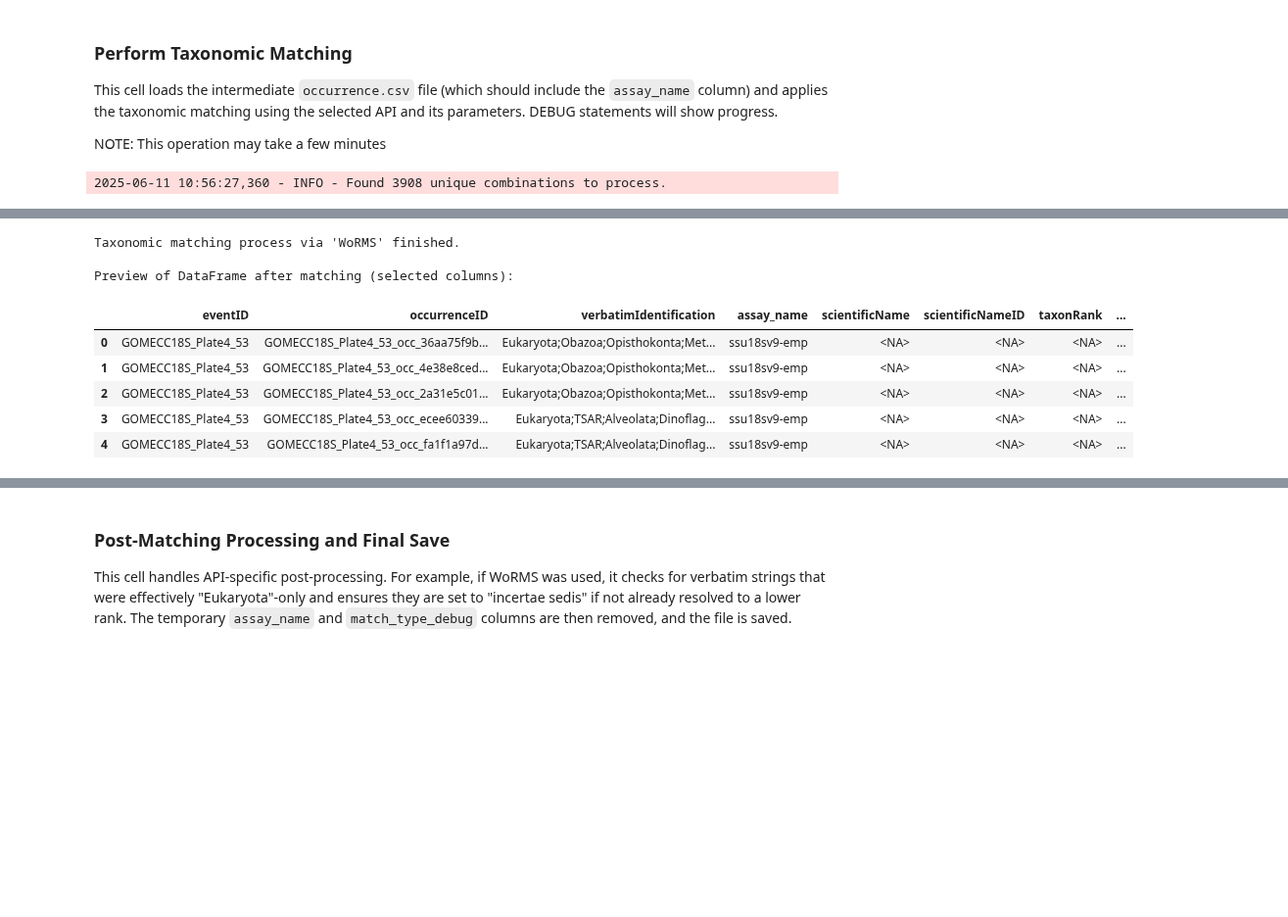
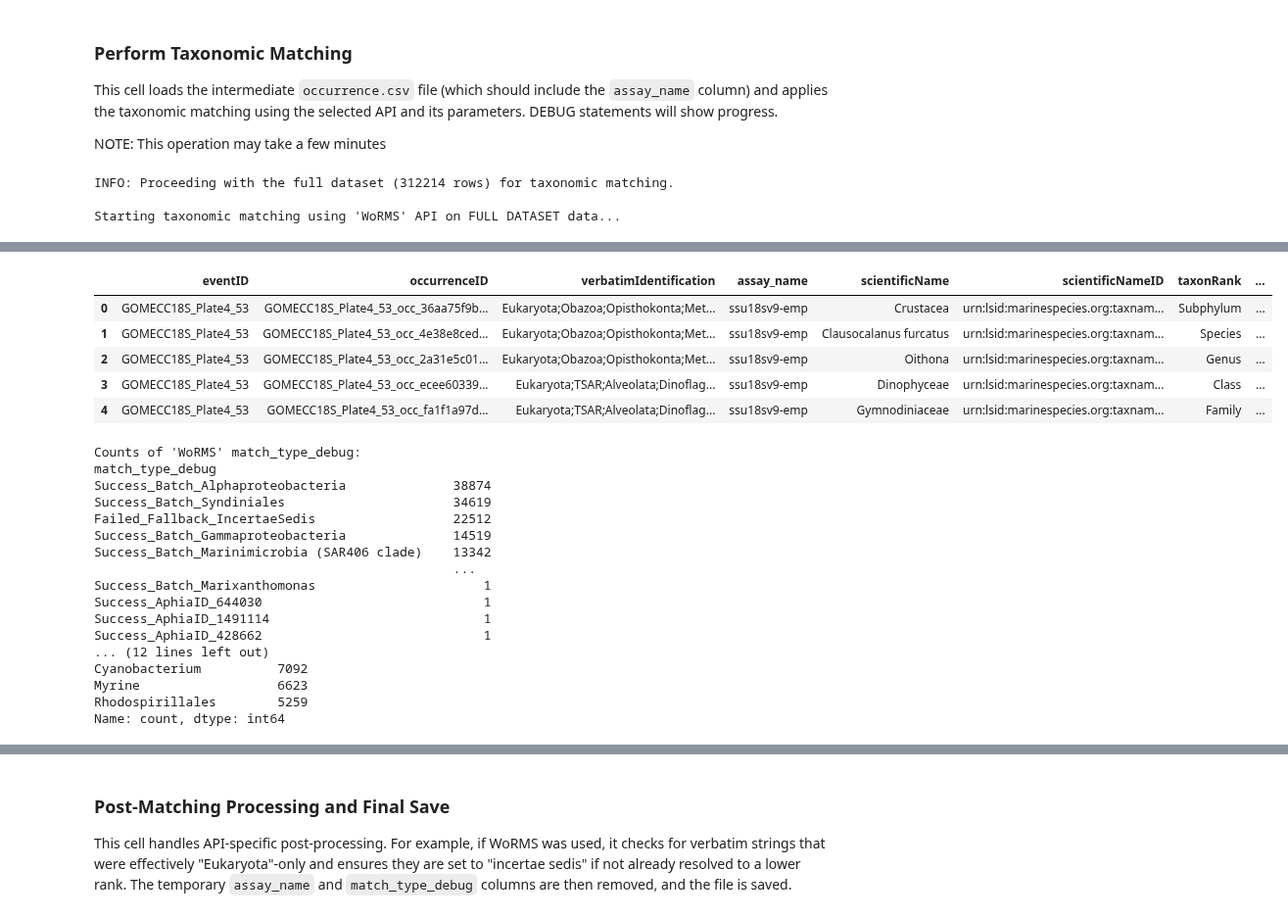
Before and after one commit to aomlomics/edna2obis, a Jupyter notebook: src-v3/edna2obis_conversion_code_v3.ipynb, the cells around one changed output, grey strips where cells are left out. Shown at 98% size. Drawn from its saved outputs; the diff is of its cells as text; code cells hidden in the pictures; blank space fills up the shorter version.

Commit message:
Fixes bug where taxonomic ranks arent added to occurrence core

```diff
--- a/src-v3/edna2obis_conversion_code_v3.ipynb
+++ b/src-v3/edna2obis_conversion_code_v3.ipynb
@@ -1449,23 +1448,16 @@ This cell loads the intermediate `occurrence.csv` file (which should include the
 
 NOTE: This operation may take a few minutes
 # %%
-# Perform Taxonomic Matching
-# This cell now correctly handles the full dataset or a subset if one was created for debugging.
+# --- Perform Taxonomic Matching ---
+# This cell calls the matching script which handles the API queries and
+# returns the full, taxonomically-enriched DataFrame, following the proven-working pattern.
 
-# Determine which DataFrame to use for matching
-if 'occ_df_for_actual_matching' in globals() and not occ_df_for_actual_matching.empty:
-    # This block executes if the user ran the optional subsetting cell
-    print(f"INFO: Found the debugging subset 'occ_df_for_actual_matching'.")
-    df_to_match = occ_df_for_actual_matching
-    run_type_str = "SUBSET"
-else:
-    # This is the normal path when running on the full dataset
-    print("INFO: Debugging subset not found. Proceeding with the full dataset 'occ_all_final_output'.")
-    df_to_match = occ_all_final_output
-    run_type_str = "FULL DATASET"
+# This variable comes from the successful run of the cell that creates the combined occurrence core
+df_to_match = occ_all_final_output.copy()
+print(f"INFO: Proceeding with the full dataset ({len(df_to_match)} rows) for taxonomic matching.")
+current_run_type = "FULL DATASET" # Set for consistent output messaging
 
-
-# The rest of the cell proceeds, confident that 'df_to_match' is the correct DataFrame.
+# Proceed with matching if the DataFrame is not empty
 if df_to_match.empty:
     print("Cannot proceed with matching as the dataframe is empty.")
     occ_df_matched_with_api = pd.DataFrame()
@@ -1474,24 +1466,35 @@ elif 'params' not in globals():
     occ_df_matched_with_api = pd.DataFrame()
 else:
     api_to_use = params.get('taxonomic_api_source')
-    print(f"\nStarting taxonomic matching using '{api_to_use}' API on {run_type_str} data ({len(df_to_match)} rows)...")
+    print(f"\nStarting taxonomic matching using '{api_to_use}' API on {current_run_type} data...")
 
+    occ_df_matched_with_api = pd.DataFrame()
     if api_to_use == 'WoRMS':
+        # Consolidate all parameters needed by the matching script.
+        # This combines the structure from the user's working example with the new
+        # parameters needed for PR2/assay-specific logic.
         matching_params = {
             'taxonomic_api_source': 'WoRMS',
             'assays_to_skip_species_match': params.get('user_defined_assays_to_skip_species', []),
-            'pr2_worms_dict': params.get('pr2_worms_dict', {}) # Pass the PR2 dict
+            'pr2_worms_dict': params.get('pr2_worms_dict', {}),
+            'assay_rank_info': params.get('assay_rank_info', {})
         }
+
+        # Call the main function from the helper script.
+        # This function is expected to return the *entire* dataframe with taxonomic columns already added/updated.
+        # This avoids the large memory merge that caused the error previously.
         occ_df_matched_with_api = WoRMS_v3_matching.get_worms_match_for_dataframe(
             occurrence_df=df_to_match,
             params_dict=matching_params,
             n_proc=params.get('worms_n_proc', 0)
         )
-
-    # (rest of the cell for GBIF, printing, etc. remains the same)
+    else:
+        print(f"API '{api_to_use}' is not yet implemented.")
+        occ_df_matched_with_api = df_to_match.copy()
 
     print(f"\nTaxonomic matching process via '{api_to_use}' finished.")
 
+    # --- Display Preview ---
     if not occ_df_matched_with_api.empty:
         print("\nPreview of DataFrame after matching (selected columns):")
         preview_cols = ['eventID', 'occurrenceID', 'verbatimIdentification', 'assay_name',
@@ -1505,5 +1508,9 @@ else:
         if 'scientificName' in occ_df_matched_with_api.columns:
             print(f"\nCounts of resulting '{api_to_use}' scientificName (top 10 unique non-NA values):")
             print(occ_df_matched_with_api['scientificName'].dropna().value_counts().head(10))
+    else:
+        print(f"DataFrame 'occ_df_matched_with_api' is empty after '{api_to_use}' matching attempt.")
 # %% [output]
-2025-06-11 10:56:27,360 - INFO - Found 3908 unique combinations to process.
+INFO: Proceeding with the full dataset (312214 rows) for taxonomic matching.
+
+Starting taxonomic matching using 'WoRMS' API on FULL DATASET data...
@@ -1521,9 +1537,23 @@ Starting taxonomic matching using 'WoRMS' API on FULL DATASET data (312214 rows)
+|  | eventID | occurrenceID | verbatimIdentification | assay_name | scientificName | scientificNameID | taxonRank | ... |
+| 0 | GOMECC18S_Plate4_53 | GOMECC18S_Plate4_53_occ_36aa75f9b... | Eukaryota;Obazoa;Opisthokonta;Met... | ssu18sv9-emp | Crustacea | urn:lsid:marinespecies.org:taxnam... | Subphylum | ... |
+| 1 | GOMECC18S_Plate4_53 | GOMECC18S_Plate4_53_occ_4e38e8ced... | Eukaryota;Obazoa;Opisthokonta;Met... | ssu18sv9-emp | Clausocalanus furcatus | urn:lsid:marinespecies.org:taxnam... | Species | ... |
+| 2 | GOMECC18S_Plate4_53 | GOMECC18S_Plate4_53_occ_2a31e5c01... | Eukaryota;Obazoa;Opisthokonta;Met... | ssu18sv9-emp | Oithona | urn:lsid:marinespecies.org:taxnam... | Genus | ... |
+| 3 | GOMECC18S_Plate4_53 | GOMECC18S_Plate4_53_occ_ecee60339... | Eukaryota;TSAR;Alveolata;Dinoflag... | ssu18sv9-emp | Dinophyceae | urn:lsid:marinespecies.org:taxnam... | Class | ... |
+| 4 | GOMECC18S_Plate4_53 | GOMECC18S_Plate4_53_occ_fa1f1a97d... | Eukaryota;TSAR;Alveolata;Dinoflag... | ssu18sv9-emp | Gymnodiniaceae | urn:lsid:marinespecies.org:taxnam... | Family | ... |
-Taxonomic matching process via 'WoRMS' finished.
-
-Preview of DataFrame after matching (selected columns):
+Counts of 'WoRMS' match_type_debug:
+match_type_debug
+Success_Batch_Alphaproteobacteria              38874
+Success_Batch_Syndiniales                      34619
+Failed_Fallback_IncertaeSedis                  22512
+Success_Batch_Gammaproteobacteria              14519
+Success_Batch_Marinimicrobia (SAR406 clade)    13342
+                                               ...
+Success_Batch_Marixanthomonas                      1
+Success_AphiaID_644030                             1
+Success_AphiaID_1491114                            1
+Success_AphiaID_428662                             1
+... (12 lines left out)
+Cyanobacterium          7092
+Myrine                  6623
+Rhodospirillales        5259
+Name: count, dtype: int64
-|  | eventID | occurrenceID | verbatimIdentification | assay_name | scientificName | scientificNameID | taxonRank | ... |
-| 0 | GOMECC18S_Plate4_53 | GOMECC18S_Plate4_53_occ_36aa75f9b... | Eukaryota;Obazoa;Opisthokonta;Met... | ssu18sv9-emp | <NA> | <NA> | <NA> | ... |
-| 1 | GOMECC18S_Plate4_53 | GOMECC18S_Plate4_53_occ_4e38e8ced... | Eukaryota;Obazoa;Opisthokonta;Met... | ssu18sv9-emp | <NA> | <NA> | <NA> | ... |
-| 2 | GOMECC18S_Plate4_53 | GOMECC18S_Plate4_53_occ_2a31e5c01... | Eukaryota;Obazoa;Opisthokonta;Met... | ssu18sv9-emp | <NA> | <NA> | <NA> | ... |
-| 3 | GOMECC18S_Plate4_53 | GOMECC18S_Plate4_53_occ_ecee60339... | Eukaryota;TSAR;Alveolata;Dinoflag... | ssu18sv9-emp | <NA> | <NA> | <NA> | ... |
-| 4 | GOMECC18S_Plate4_53 | GOMECC18S_Plate4_53_occ_fa1f1a97d... | Eukaryota;TSAR;Alveolata;Dinoflag... | ssu18sv9-emp | <NA> | <NA> | <NA> | ... |
```
Also changed, not shown: parts of 3 cells of this notebook, 1 other file.
